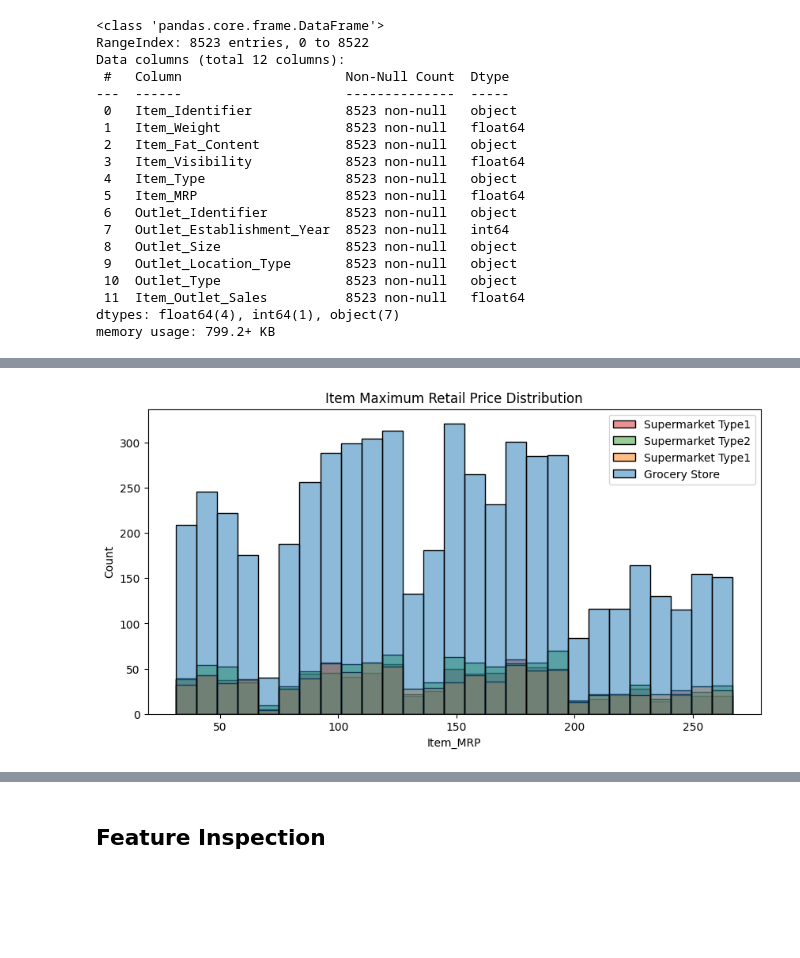
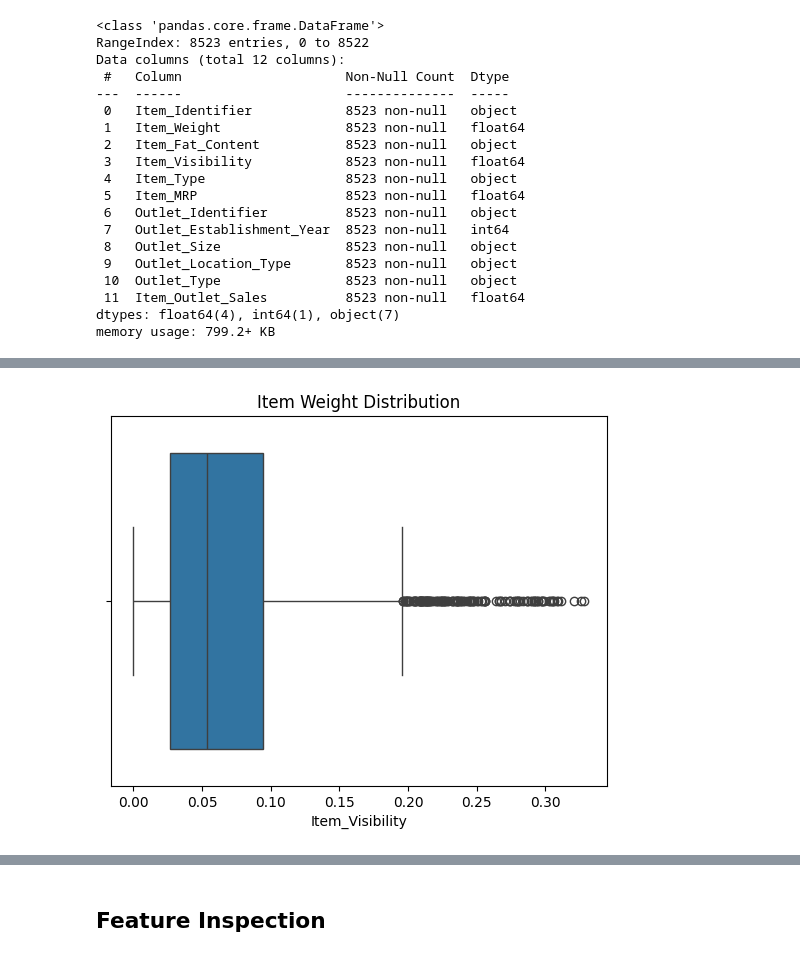
Before and after one commit to KamalRiad90/Prediction-of-Product-Sales, a Jupyter notebook: Prediction_of_Product_Sales.ipynb, the cells around one changed output, grey strips where cells are left out. Cells and saved outputs as stored; diff of their text form; code cells hidden in the pictures; blank space fills up the shorter version.

```diff
--- a/Prediction_of_Product_Sales.ipynb
+++ b/Prediction_of_Product_Sales.ipynb
@@ -270,8 +284,6 @@ plt.show()
-# %%
-fig, ax = plt.subplots(figsize=(10,5))
-sns.histplot(data=df,x =df['Item_MRP'],color='yellow',bins='auto',ax=ax,hue='Outlet_Type')
-ax.set_title('Item Maximum Retail Price Distribution')
-ax.legend(df['Outlet_Type'])
-plt.show()
-# %% [output]
-[figure, removed]
+# %%
+ax=sns.boxplot(data=df,x =df['Item_Visibility'])
+ax.set_title('Item Weight Distribution')
+plt.show()
+# %% [output]
+[figure, added]
```
Also changed, not shown: parts of 4 cells of this notebook.
